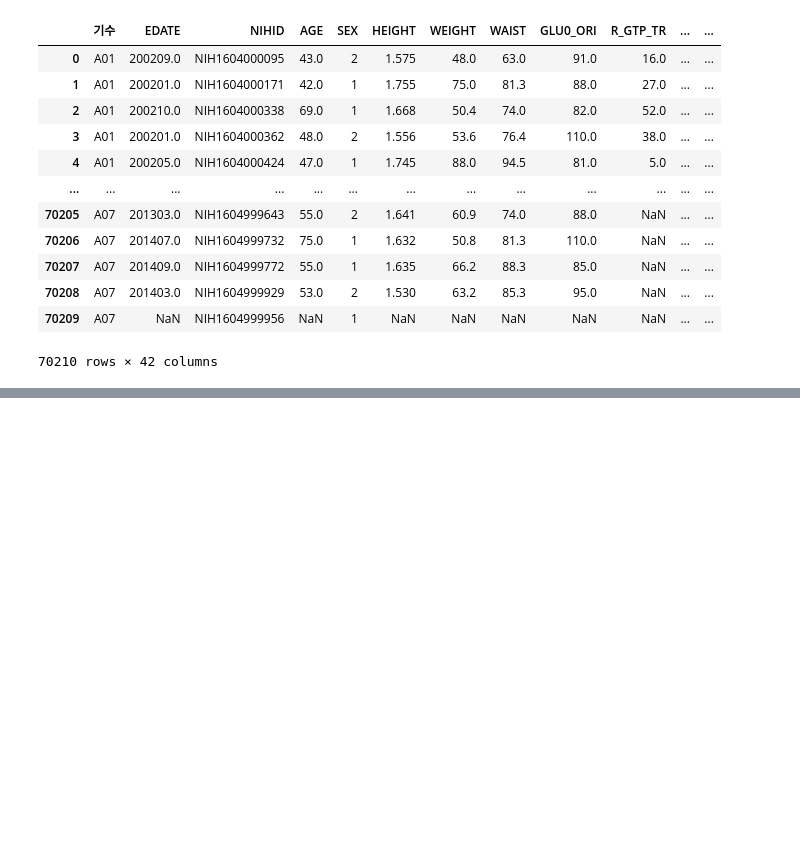
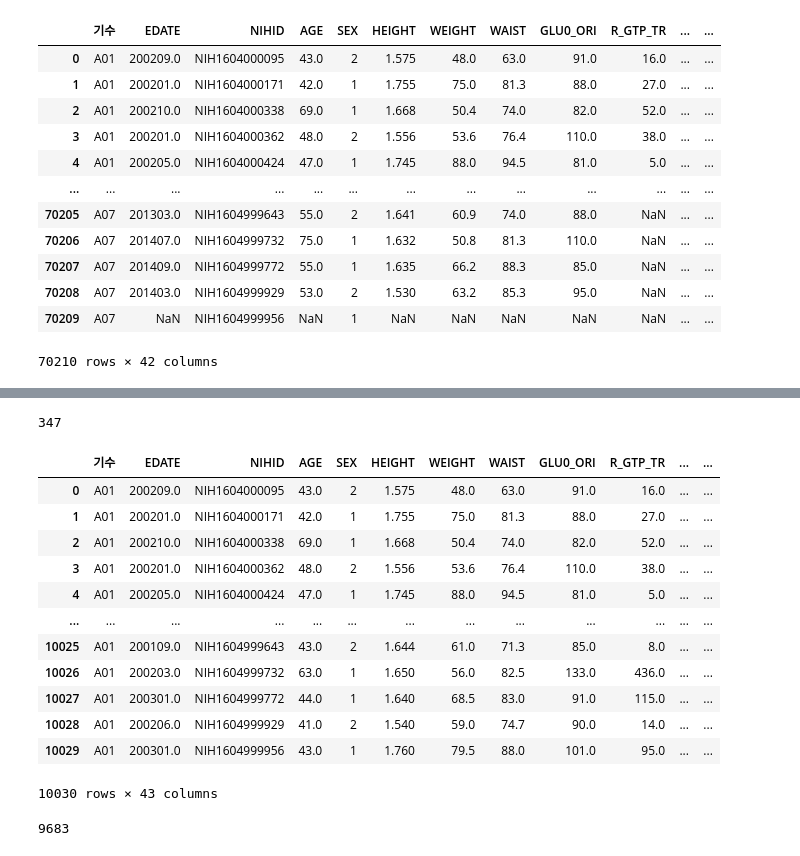
Before and after one commit to ZIO-KIM/SNUlab, a Jupyter notebook: CKD ~ DRUGDM.ipynb, the cells around one changed output, grey strips where cells are left out. Drawn from its saved outputs; the diff is of its cells as text; code cells hidden in the pictures; blank space fills up the shorter version.

```diff
--- a/CKD ~ DRUGDM.ipynb
+++ b/CKD ~ DRUGDM.ipynb
@@ -53,0 +71,3 @@ final
+# %%
+dm = pd.read_csv('C:\\Users\\user\\BFM\\DRUGDM_drug90.csv', encoding = 'euc-kr')
+dm
@@ -53,0 +105,4 @@ final
+# %%
+# 1기만 뽑기
+dm = dm.loc[dm['기수'] == 'A01']
+dm
@@ -53,0 +123,28 @@ final
+# %%
+dm = dm[['NIHID', 'drug_90']]
+# %%
+len(dm['NIHID'].unique())
+# %% [output]
+347
+# %%
+dm_psm = pd.merge(final, dm, how = 'left', on = 'NIHID')
+# %%
+dm_psm
+# %% [output]
+|  | 기수 | EDATE | NIHID | AGE | SEX | HEIGHT | WEIGHT | WAIST | GLU0_ORI | R_GTP_TR | ... | ... |
+| 0 | A01 | 200209.0 | NIH1604000095 | 43.0 | 2 | 1.575 | 48.0 | 63.0 | 91.0 | 16.0 | ... | ... |
+| 1 | A01 | 200201.0 | NIH1604000171 | 42.0 | 1 | 1.755 | 75.0 | 81.3 | 88.0 | 27.0 | ... | ... |
+| 2 | A01 | 200210.0 | NIH1604000338 | 69.0 | 1 | 1.668 | 50.4 | 74.0 | 82.0 | 52.0 | ... | ... |
+| 3 | A01 | 200201.0 | NIH1604000362 | 48.0 | 2 | 1.556 | 53.6 | 76.4 | 110.0 | 38.0 | ... | ... |
+| 4 | A01 | 200205.0 | NIH1604000424 | 47.0 | 1 | 1.745 | 88.0 | 94.5 | 81.0 | 5.0 | ... | ... |
+| ... | ... | ... | ... | ... | ... | ... | ... | ... | ... | ... | ... | ... |
+| 10025 | A01 | 200109.0 | NIH1604999643 | 43.0 | 2 | 1.644 | 61.0 | 71.3 | 85.0 | 8.0 | ... | ... |
+| 10026 | A01 | 200203.0 | NIH1604999732 | 63.0 | 1 | 1.650 | 56.0 | 82.5 | 133.0 | 436.0 | ... | ... |
+| 10027 | A01 | 200301.0 | NIH1604999772 | 44.0 | 1 | 1.640 | 68.5 | 83.0 | 91.0 | 115.0 | ... | ... |
+| 10028 | A01 | 200206.0 | NIH1604999929 | 41.0 | 2 | 1.540 | 59.0 | 74.7 | 90.0 | 14.0 | ... | ... |
+| 10029 | A01 | 200301.0 | NIH1604999956 | 43.0 | 1 | 1.760 | 79.5 | 88.0 | 101.0 | 95.0 | ... | ... |
+10030 rows × 43 columns
+# %%
+dm_psm['drug_90'].isna().sum()
+# %% [output]
+9683
```
Also changed, not shown: parts of 15 cells of this notebook, 1 other file.
